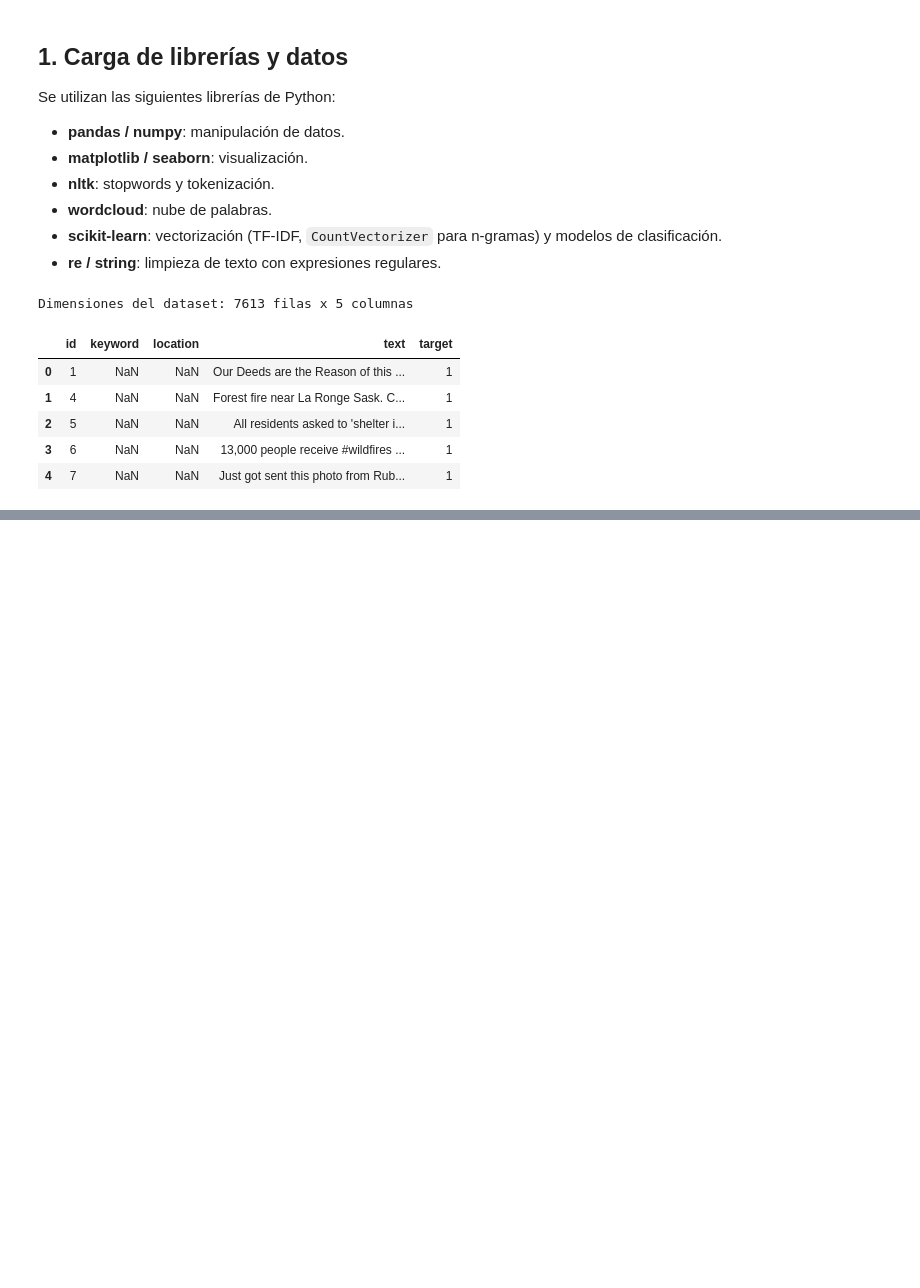
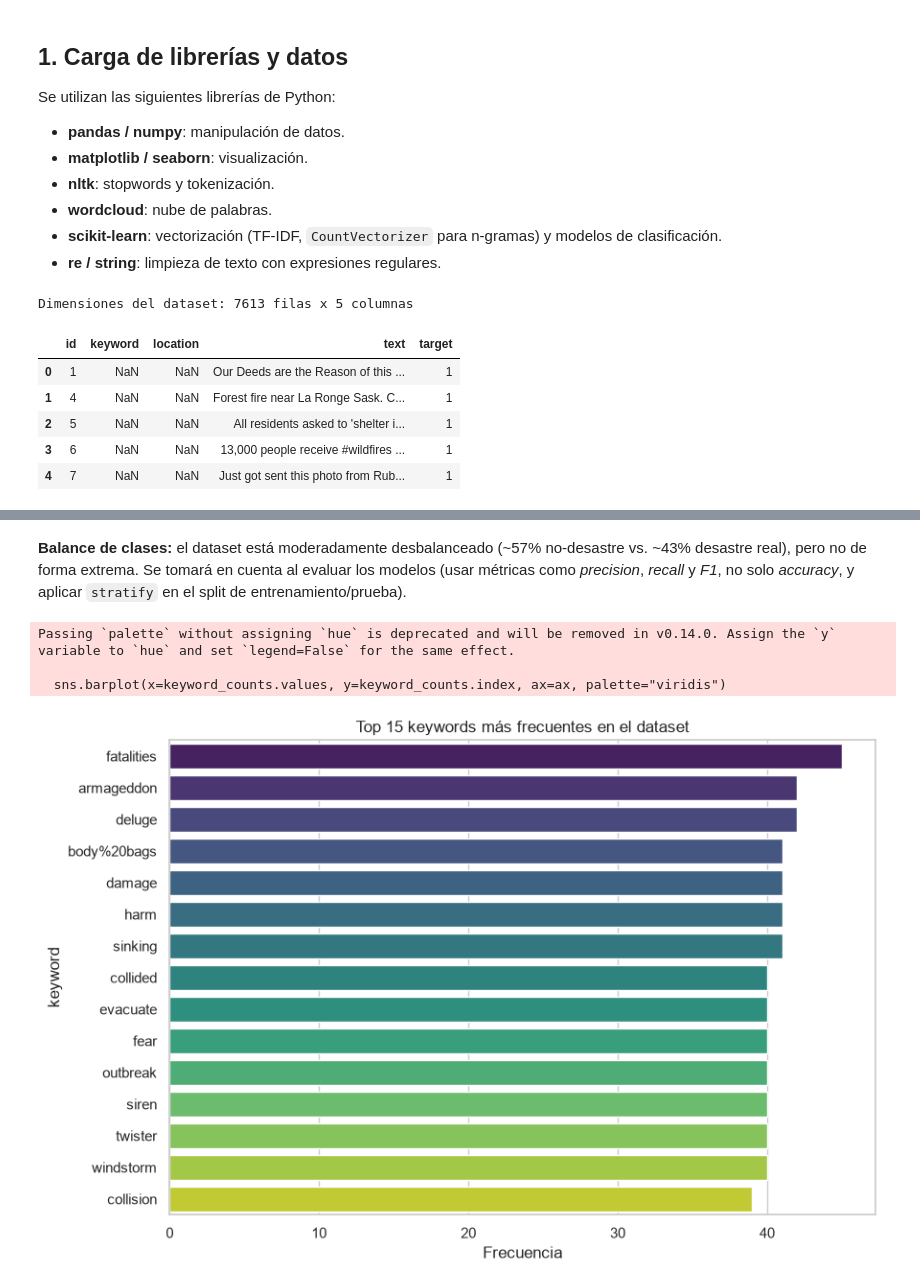
Before and after one commit to DavidDominguez-11/DS-Lab1, a Jupyter notebook: Laboratorio5_avance.ipynb, the cells around one changed output, grey strips where cells are left out. Drawn from its saved outputs; the diff is of its cells as text; code cells hidden in the pictures; blank space fills up the shorter version.

```diff
--- a/Laboratorio5_avance.ipynb
+++ b/Laboratorio5_avance.ipynb
@@ -63,0 +121,15 @@ Dimensiones del dataset: 7613 filas x 5 columnas
+# %% [markdown]
+**Balance de clases:** el dataset está moderadamente desbalanceado (~57% no-desastre vs. ~43% desastre real), pero no de forma extrema. Se tomará en cuenta al evaluar los modelos (usar métricas como *precision*, *recall* y *F1*, no solo *accuracy*, y aplicar `stratify` en el split de entrenamiento/prueba).
+# %%
+keyword_counts = df["keyword"].value_counts().head(15)
+fig, ax = plt.subplots(figsize=(9, 6))
+sns.barplot(x=keyword_counts.values, y=keyword_counts.index, ax=ax, palette="viridis")
+ax.set_xlabel("Frecuencia")
+ax.set_title("Top 15 keywords más frecuentes en el dataset")
+plt.tight_layout()
+plt.show()
+# %% [output]
+Passing `palette` without assigning `hue` is deprecated and will be removed in v0.14.0. Assign the `y` variable to `hue` and set `legend=False` for the same effect.
+
+  sns.barplot(x=keyword_counts.values, y=keyword_counts.index, ax=ax, palette="viridis")
+[figure, added]
```
Also changed, not shown: parts of 7 cells of this notebook.
